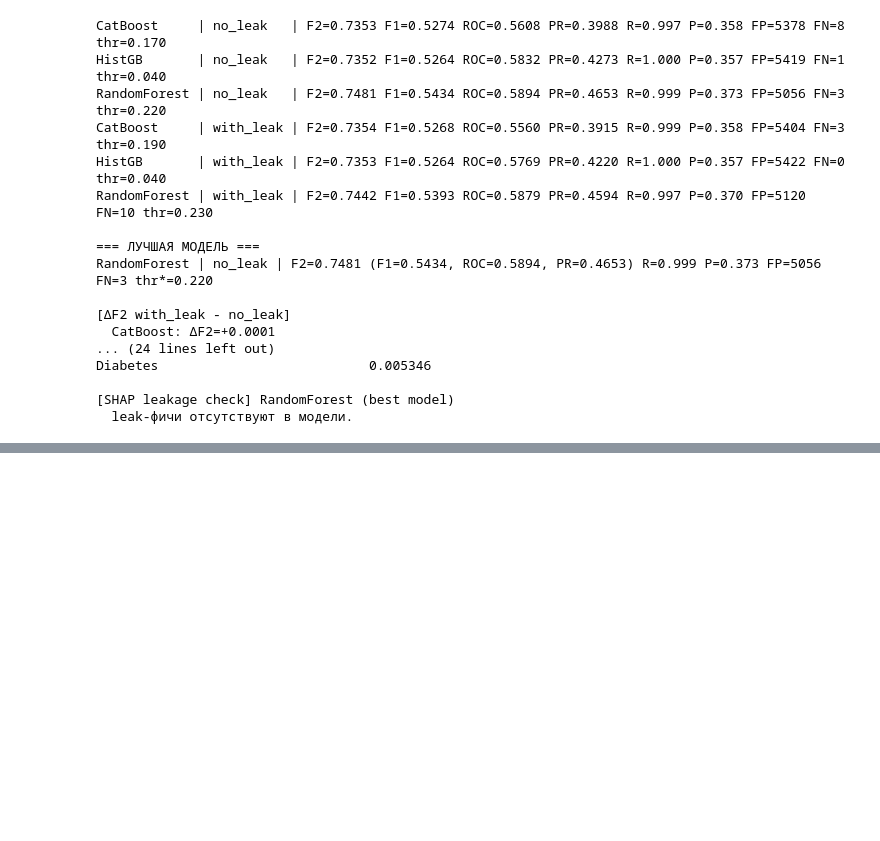
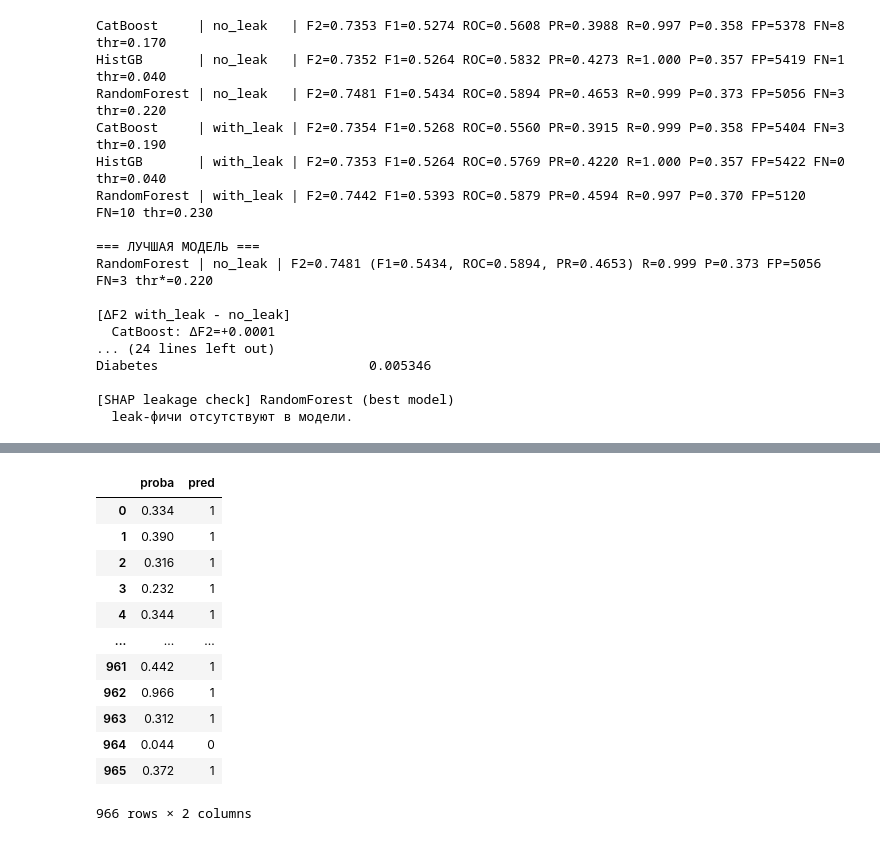
Before and after one commit to alexkeram/heart-risk-fastapi-service, a Jupyter notebook: notebooks/EDA_s.ipynb, the cells around one changed output, grey strips where cells are left out. Cells and saved outputs as stored; diff of their text form; code cells hidden in the pictures; blank space fills up the shorter version.

Commit message:
added stable version of model Streamline EDA notebook by removing redundant code and simplifying structure; focus retained on key utility functions and essential data insights.

```diff
--- a/notebooks/EDA_s.ipynb
+++ b/notebooks/EDA_s.ipynb
@@ -435,11 +436,17 @@ def make_ohe():
 
 
 # >>> безопасный препроцессор для категориальных (int/str -> str -> OHE) с корректными именами фич
-from sklearn.preprocessing import FunctionTransformer
+
+def _to_str_matrix(X):
+    # аккуратно приводим к строкам, сохраняя форму
+    if isinstance(X, pd.DataFrame):
+        return X.astype(str)
+    X = np.asarray(X)
+    return X.astype(str)
 
 
 def make_cat_preproc(cats):
-    to_str = FunctionTransformer(lambda X: X.astype(str), validate=False, feature_names_out="one-to-one")
+    to_str = FunctionTransformer(_to_str_matrix, validate=False, feature_names_out="one-to-one")
     return ColumnTransformer(
         [("cat", Pipeline([("to_str", to_str), ("ohe", make_ohe())]), cats)],
         remainder="passthrough",
@@ -674,0 +710,57 @@ Diabetes                           0.005346
+# %%
+# ==== 4) Загрузка и инференс на другом датасете ====
+import json, joblib
+from catboost import CatBoostClassifier, Pool
+
+ARTIFACTS_DIR = Path("artifacts")
+with open(ARTIFACTS_DIR / "best_meta.json", "r", encoding="utf-8") as f:
+    meta = json.load(f)
+
+model_key = meta["model_key"]
+features = meta["features"]
+cats_train = meta["cats"]
+threshold = float(meta["threshold"])
+model_path = Path(meta["model_path"])
+
+if model_key == "cat":
+    mdl = CatBoostClassifier();
+    mdl.load_model(str(model_path))
+else:
+    mdl = joblib.load(model_path)
+
+
+def prepare_X_for_inference(df, features):
+    proc = EDAAnalyzer(df, target_col=None).process()
+    if "Heart Attack Risk (Binary)" in proc.columns:
+        proc = proc.drop(columns=["Heart Attack Risk (Binary)"])
+    return proc.reindex(columns=features, fill_value=0)
+
+
+def predict_on_df(df):
+    Xte = prepare_X_for_inference(df, features)
+    if model_key == "cat":
+        cat_idx = [Xte.columns.get_loc(c) for c in cats_train if c in Xte.columns]
+        proba = mdl.predict_proba(Pool(Xte, cat_features=cat_idx))[:, 1]
+    else:
+        proba = mdl.predict_proba(Xte)[:, 1]
+    pred = (proba >= threshold).astype(int)
+    return pd.DataFrame({"proba": proba, "pred": pred}, index=df.index)
+
+
+test_df = pd.read_csv(DATA_DIR / "heart_test.csv")
+preds = predict_on_df(test_df)
+preds.head(5000)
+# %% [output]
+|  | proba | pred |
+| 0 | 0.334 | 1 |
+| 1 | 0.390 | 1 |
+| 2 | 0.316 | 1 |
+| 3 | 0.232 | 1 |
+| 4 | 0.344 | 1 |
+| ... | ... | ... |
+| 961 | 0.442 | 1 |
+| 962 | 0.966 | 1 |
+| 963 | 0.312 | 1 |
+| 964 | 0.044 | 0 |
+| 965 | 0.372 | 1 |
+966 rows × 2 columns
```
Also changed, not shown: parts of 2 cells of this notebook.
